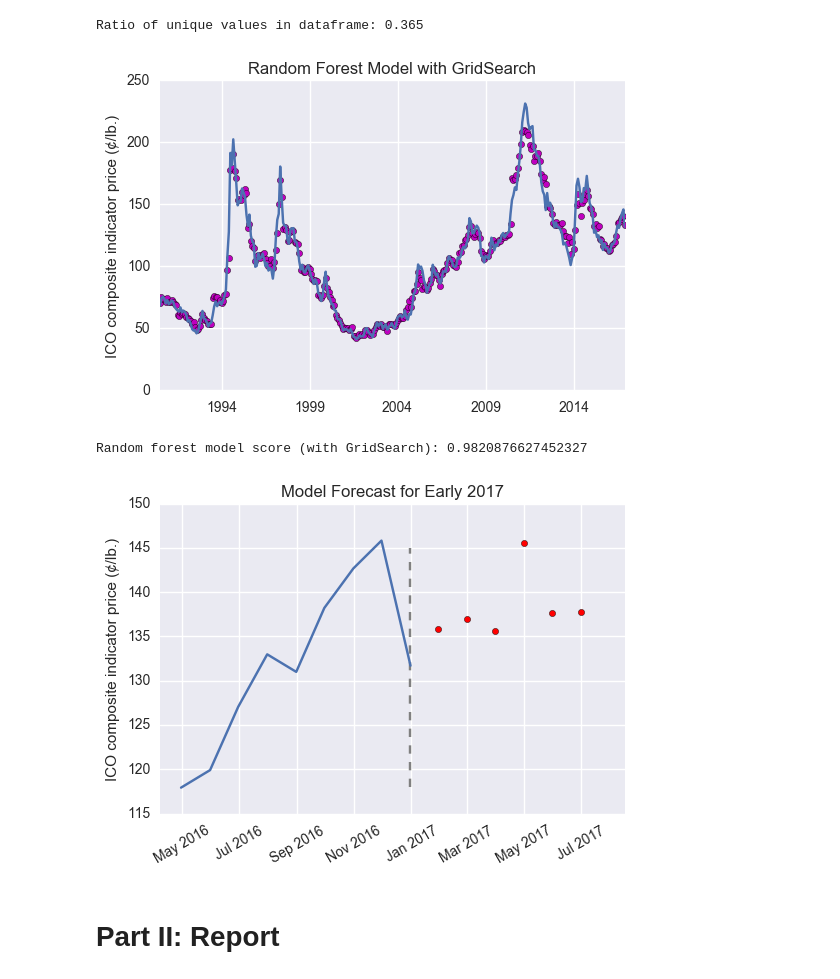
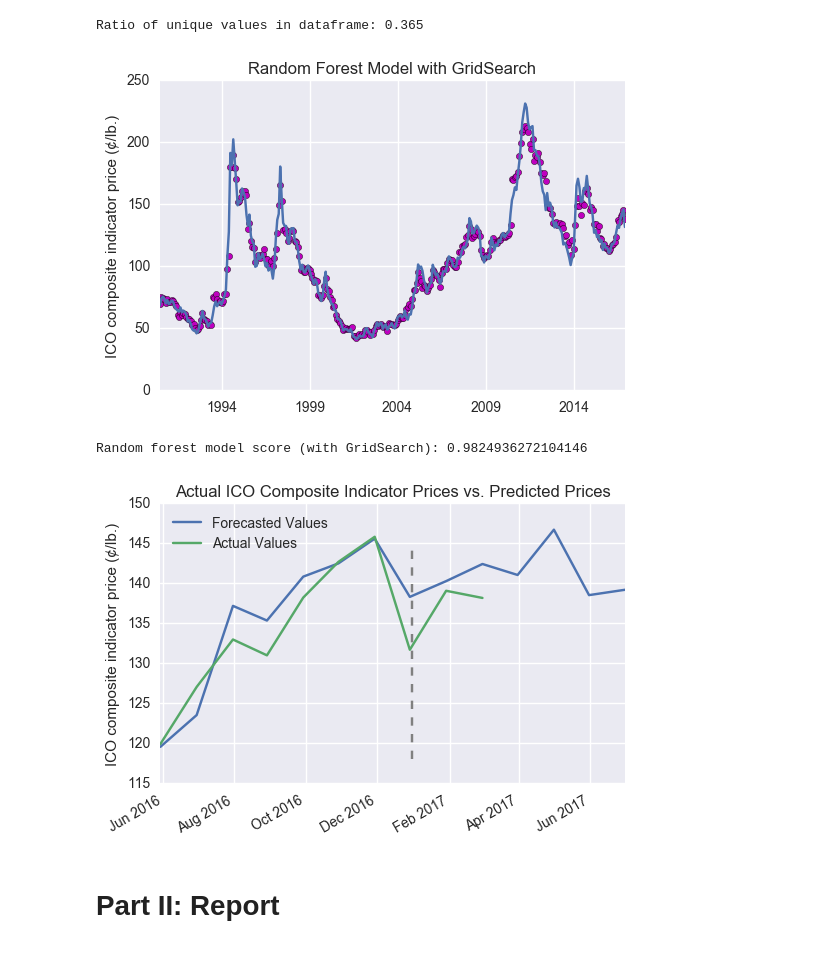
Before and after one commit to mohsseha/DSI-BOS-students, a Jupyter notebook: ntmitchell/capstone project/capstone-technical-report.ipynb, the cells around one changed output. Drawn from its saved outputs; the diff is of its cells as text; code cells hidden in the pictures.

Commit message:
updating capstone files

```diff
--- a/ntmitchell/capstone project/capstone-technical-report.ipynb
+++ b/ntmitchell/capstone project/capstone-technical-report.ipynb
@@ -246,7 +277,7 @@ for category in production.ICO_categories:
 
         temp_production_df.index = pd.to_datetime(temp_production_df["Market_Year"].values, format = "%Y")
         temp_production_df = temp_production_df.drop("Market_Year", axis = 'columns')
-        temp_production_df = temp_production_df.resample("M").bfill()
+        temp_production_df = temp_production_df.resample("M").ffill()
 
         temp_production_df = temp_production_df.merge(temp_frost_risk_df, left_index = True, right_index = True)#, left_on = "Market_Year", right_on = "Year", copy = False)
 
@@ -317,5 +366,18 @@ plt.show()
 # %% [markdown]
 ### Optimized Random Forest Models
+# %%
+X = data.drop("ICO Composite Indicator", axis = 1).iloc[0:-6]
+y = data.ix[6:, "ICO Composite Indicator"]
+
+random_forest_reg = RandomForestRegressor(n_estimators = 200)
+
+param_grid_for_gridsearch = {"criterion": ["mse", "mae"],
+                             "max_features": ["auto", "sqrt", "log2"]}
+
+gridsearch = GridSearchCV(random_forest_reg, param_grid_for_gridsearch, cv = 10)
+gridsearch.fit(X, y)
+
+model = gridsearch.best_estimator_
 # %%
 def optimized_random_forest_regression_model(dataframe, months_offset = 1, show_pre_optimized = False, show_all_predictions = True):
     X = dataframe.drop("ICO Composite Indicator", axis = 1).iloc[0:-months_offset]
@@ -446,32 +524,40 @@ Ratio of unique values in dataframe: 0.365
 # %%
 random_forest_regressor_6_month_forecast = optimized_random_forest_regression_model(test_dataframe, months_offset = 6)
 # %% [output]
-[figure, old version]
+[figure, new version]
-Random forest model score (with GridSearch): 0.9820876627452327
+Random forest model score (with GridSearch): 0.9824936272104146
 # %%
-def figure_2017Q1_forecast():
+def figure_2017Q1_forecast(export_as_csv = False):
     plt.scatter(x = test_dataframe.iloc[-6:, 0].index + pd.Timedelta(days = int(6 * 365/12)), y = random_forest_regressor_6_month_forecast.predict(test_dataframe.iloc[-6:, 1:]), c = 'r')
     plt.plot(test_dataframe.iloc[-9:, 0])
     plt.vlines(pd.datetime(2016,12,31), 118, 145, linestyles='dashed', colors = 'grey')
     plt.title("Model Forecast for Early 2017")
     plt.xticks(rotation = 30)
     plt.ylabel("ICO composite indicator price (¢/lb.)")
     plt.show()
-figure_2017Q1_forecast()
-def figure_forecasted_vs_actual_prices_from_2016_to_present():
-    pd.DataFrame(random_forest_regressor_6_month_forecast.predict(test_dataframe.iloc[-14:-3, 1:]),
-                 index = test_dataframe.iloc[-14:-3, 0].index + pd.Timedelta(days = int(6 * 365/12)),
-                 columns = ["Forecasted Values"])\
-    .merge(pd.DataFrame(np.array([119.91, 127.05, 132.98, 131.00, 138.22, 142.68, 145.82, 131.70, 139.07, 138.174375, np.NaN]),
+
+def figure_forecasted_vs_actual_prices_from_2016_to_present(export_as_csv = False):
+    temp_predictions_df = pd.DataFrame(random_forest_regressor_6_month_forecast.predict(test_dataframe.iloc[-14:, 1:]),
+                 index = test_dataframe.iloc[-14:, 0].index + pd.Timedelta(days = int(6 * 365/12)),
+                 columns = ["Forecasted Values"])
+    temp_df_ICO_data = pd.DataFrame(np.array([119.91, 127.05, 132.98, 131.00, 138.22, 142.68, 145.82, 131.70, 139.07, 138.174375, np.NaN]),
                         index = test_dataframe.iloc[-14:-3, 0].index + pd.Timedelta(days = int(6 * 365/12)),
-                        columns = ["Actual Values"]), left_index = True, right_index = True)\
-    .plot()
+                        columns = ["Actual Values"])
+
+    temp_df = temp_predictions_df.merge(temp_df_ICO_data, left_index = True, right_index = True, how = 'left')
+
+    temp_df.plot()
     plt.title("Actual ICO Composite Indicator Prices vs. Predicted Prices")
     plt.vlines(pd.datetime(2016,12,31), 118, 145, linestyles='dashed', colors = 'grey')
     plt.ylabel("ICO composite indicator price (¢/lb.)")
     plt.show()
+
+    if export_as_csv == True:
+        return temp_df.fillna(method = "ffill").to_csv("../datasets/capstone/data for plotting/figure_forecasted_vs_actual_prices_from_2016_to_2017.csv")
+
+figure_forecasted_vs_actual_prices_from_2016_to_present(True)
 # %% [output]
-[figure, old version]
+[figure, new version]
 # %% [markdown]
 # Part II: Report
 # %% [markdown]
```
Also changed, not shown: parts of 22 cells of this notebook, 1 other file.
